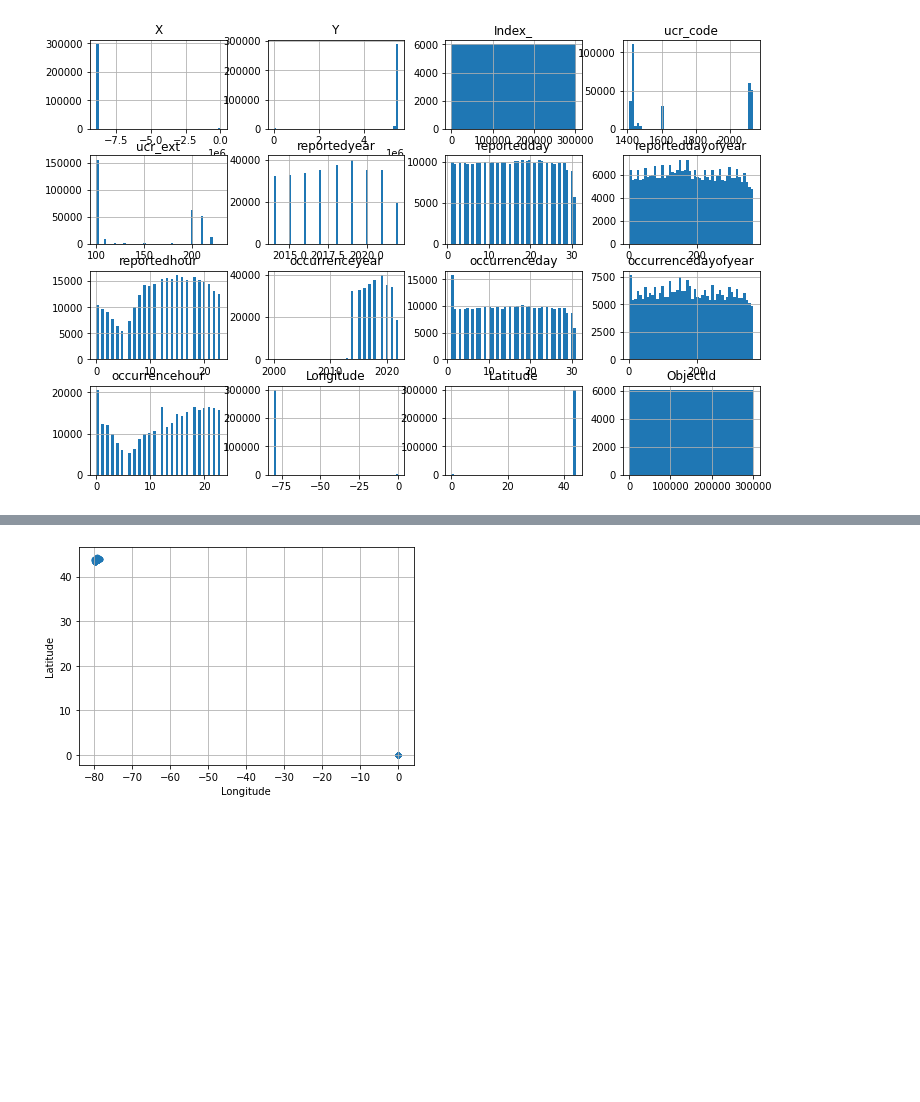
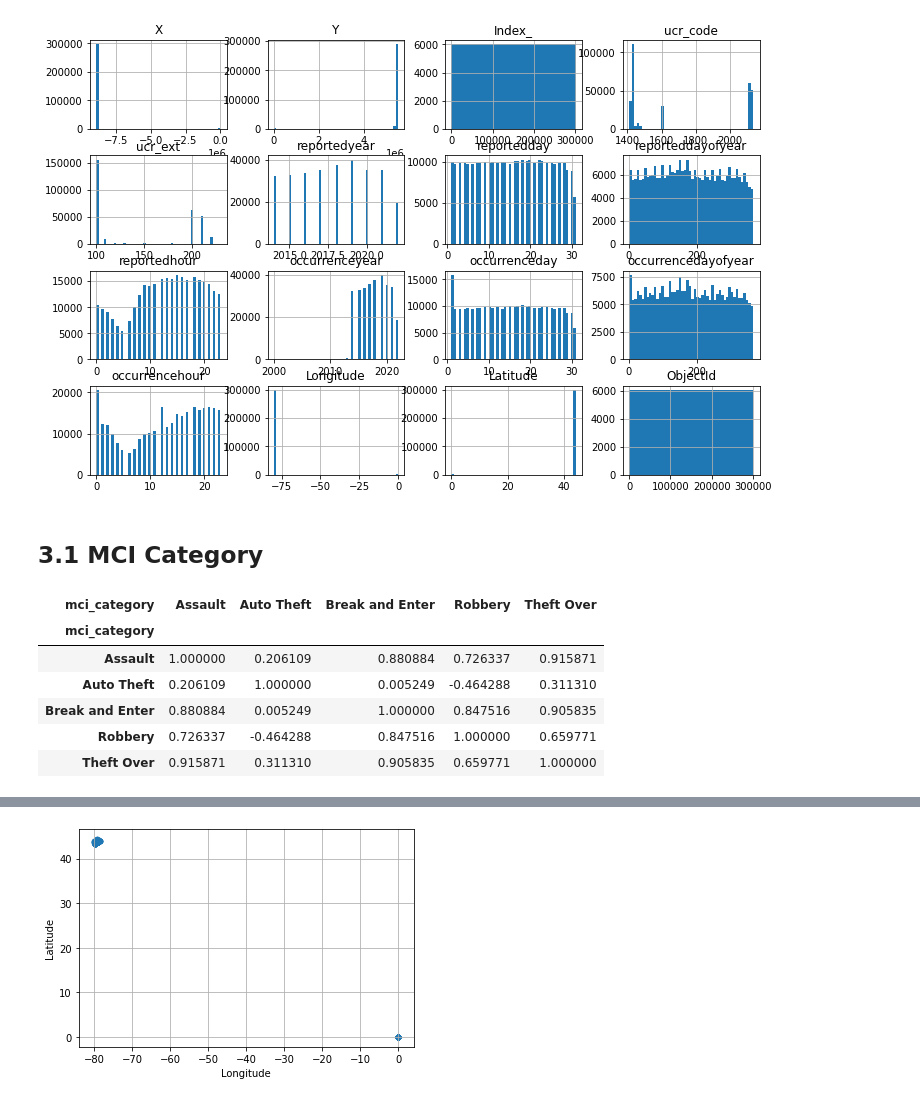
Before and after one commit to sanoliv/SCS_3253_061-Machine-Learning, a Jupyter notebook: Toronto_Police_Major_Crime_Indicators_MCI.ipynb, the cells around one changed output, grey strips where cells are left out. Cells and saved outputs as stored; diff of their text form; code cells hidden in the pictures; blank space fills up the shorter version.

```diff
--- a/Toronto_Police_Major_Crime_Indicators_MCI.ipynb
+++ b/Toronto_Police_Major_Crime_Indicators_MCI.ipynb
@@ -265,3 +290,20 @@ data.hist(bins=50, figsize=(12,8))
 plt.show()
 # %% [output]
 [figure]
+# %% [markdown]
+## 3.1 MCI Category
+# %%
+### Exploring the data to gain insigths // MCI CATEGORY
+### Trying to find data correlation / crosstab // Feb 24, 2023
+data_ct_t =  pd.crosstab(data.mci_category, data.reportedyear, margins=False).reindex()
+data_ct_t = data_ct_t.T
+type_corr = data_ct_t.corr()
+type_corr
+# %% [output]
+| mci_category | Assault | Auto Theft | Break and Enter | Robbery | Theft Over |
+| mci_category |  |  |  |  |  |
+| Assault | 1.000000 | 0.206109 | 0.880884 | 0.726337 | 0.915871 |
+| Auto Theft | 0.206109 | 1.000000 | 0.005249 | -0.464288 | 0.311310 |
+| Break and Enter | 0.880884 | 0.005249 | 1.000000 | 0.847516 | 0.905835 |
+| Robbery | 0.726337 | -0.464288 | 0.847516 | 1.000000 | 0.659771 |
+| Theft Over | 0.915871 | 0.311310 | 0.905835 | 0.659771 | 1.000000 |
```
Also changed, not shown: parts of 14 cells of this notebook.
